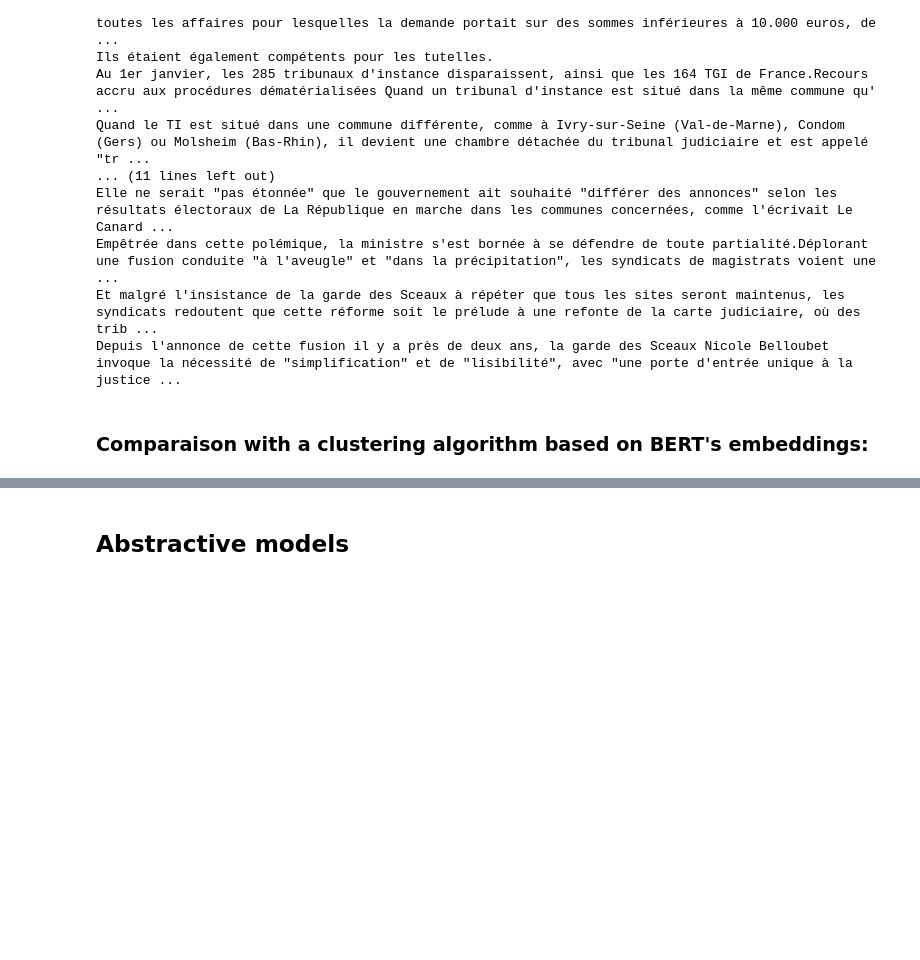
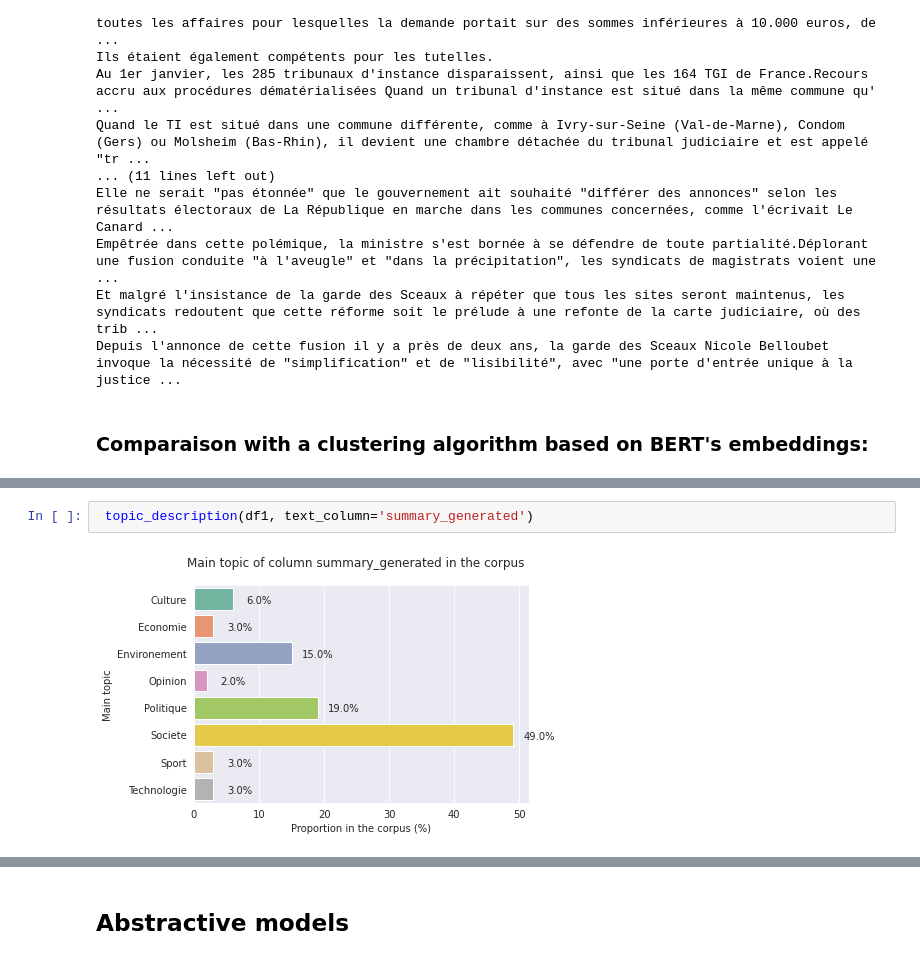
Before and after one commit to gdeni89/NLP-summarization-of-French-written-documents, a Jupyter notebook: NLP_Project.ipynb, the cells around one changed output, grey strips where cells are left out. Drawn from its saved outputs; the diff is of its cells as text; blank space fills up the shorter version.

```diff
--- a/NLP_Project.ipynb
+++ b/NLP_Project.ipynb
@@ -1025,0 +1068,4 @@ Rouge().get_scores(summary_generated, bert_summary, avg=True)
+# %%
+ topic_description(df1, text_column='summary_generated')
+# %% [output]
+[figure, added]
```
Also changed, not shown: parts of 142 cells of this notebook.
